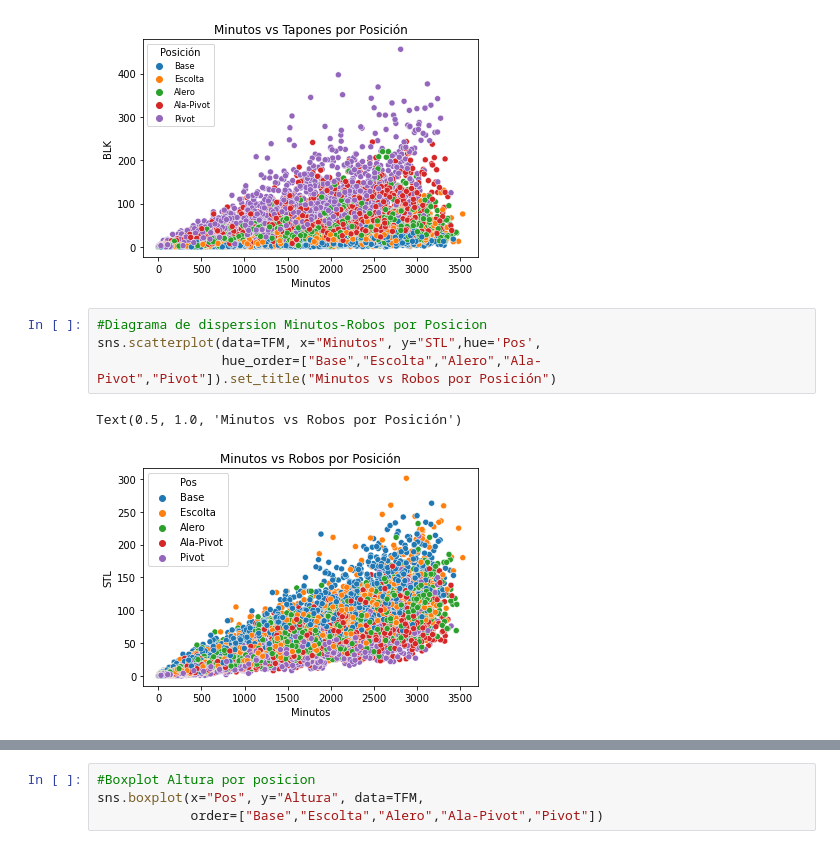
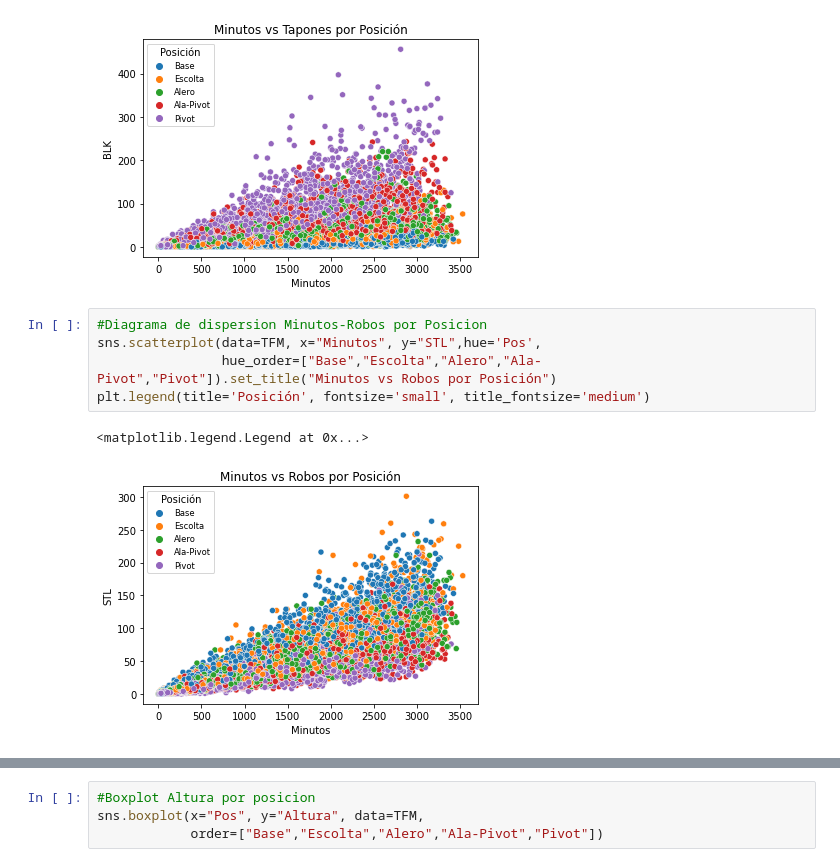
Before and after one commit to Sergiortiz98/TFM, a Jupyter notebook: TFM.ipynb, the cells around one changed output, grey strips where cells are left out. Saved outputs shown, nothing was run; the diff lists cells and outputs as text.

```diff
--- a/TFM.ipynb
+++ b/TFM.ipynb
@@ -1016,7 +1016,8 @@ plt.legend(title='Posición', fontsize='small', title_fontsize='medium')
 # %%
 #Diagrama de dispersion Minutos-Robos por Posicion
 sns.scatterplot(data=TFM, x="Minutos", y="STL",hue='Pos',
                 hue_order=["Base","Escolta","Alero","Ala-Pivot","Pivot"]).set_title("Minutos vs Robos por Posición")
+plt.legend(title='Posición', fontsize='small', title_fontsize='medium')
 # %% [output]
-Text(0.5, 1.0, 'Minutos vs Robos por Posición')
+<matplotlib.legend.Legend at 0x...>
-[figure, old version]
+[figure, new version]
```
Also changed, not shown: parts of 13 cells of this notebook.
